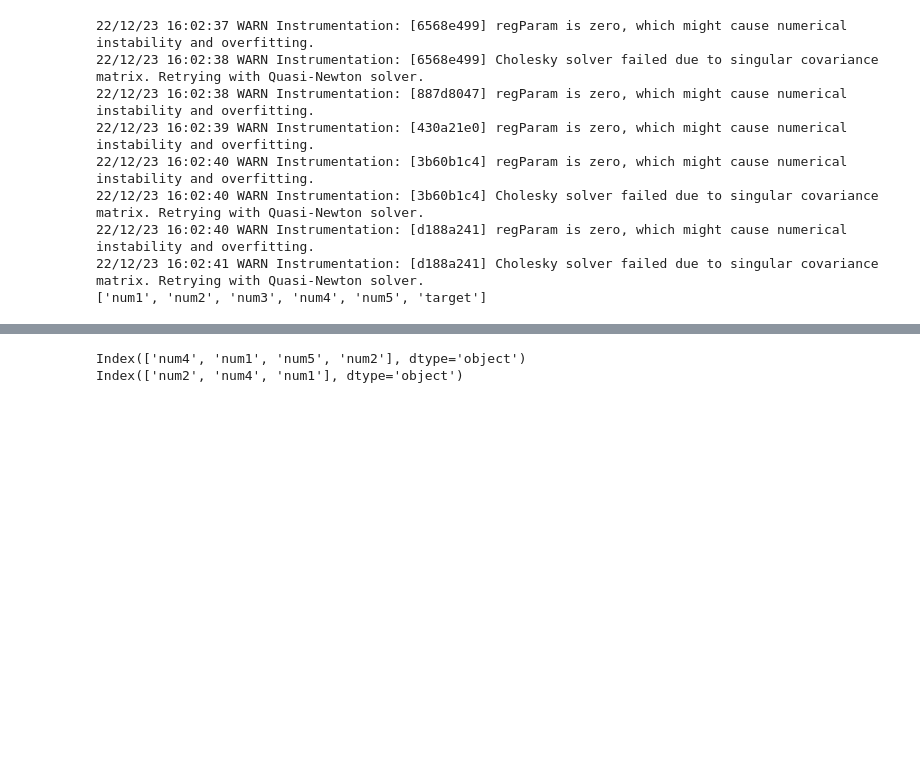
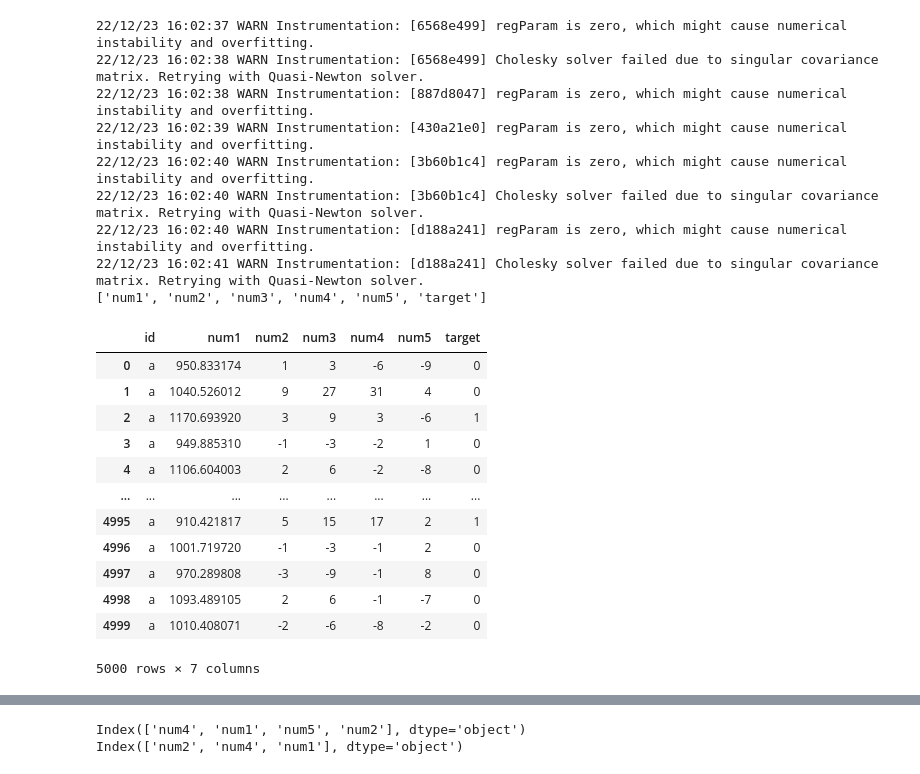
Before and after one commit to aadi350/Data-Science, a Jupyter notebook: machine-learning/vif-filter.ipynb, the cells around one changed output, grey strips where cells are left out. Drawn from its saved outputs; the diff is of its cells as text; code cells hidden in the pictures; blank space fills up the shorter version.

```diff
--- a/machine-learning/vif-filter.ipynb
+++ b/machine-learning/vif-filter.ipynb
@@ -22,6 +18,7 @@ import numpy as np
 
 N = 5000
 data = pd.DataFrame({
+    'id': ['a'] * N,
     'num1': np.random.normal(1000, 100, size=N),
     'num2': np.random.randint(low=-10, high=10, size=N),
     'num3': np.random.randint(low=-10, high=10, size=N),
@@ -31,6 +28,7 @@ data = pd.DataFrame({
 })
 
 data = data.assign(num3=data.num2 * 3)
+data = data.assign(num4=data.num3 + data.num5)
 
 dd = sc.createDataFrame(data)
 dd.show()
@@ -381,0 +386,16 @@ vf = VIFFilter(
+# %%
+data
+# %% [output]
+|  | id | num1 | num2 | num3 | num4 | num5 | target |
+| 0 | a | 950.833174 | 1 | 3 | -6 | -9 | 0 |
+| 1 | a | 1040.526012 | 9 | 27 | 31 | 4 | 0 |
+| 2 | a | 1170.693920 | 3 | 9 | 3 | -6 | 1 |
+| 3 | a | 949.885310 | -1 | -3 | -2 | 1 | 0 |
+| 4 | a | 1106.604003 | 2 | 6 | -2 | -8 | 0 |
+| ... | ... | ... | ... | ... | ... | ... | ... |
+| 4995 | a | 910.421817 | 5 | 15 | 17 | 2 | 1 |
+| 4996 | a | 1001.719720 | -1 | -3 | -1 | 2 | 0 |
+| 4997 | a | 970.289808 | -3 | -9 | -1 | 8 | 0 |
+| 4998 | a | 1093.489105 | 2 | 6 | -1 | -7 | 0 |
+| 4999 | a | 1010.408071 | -2 | -6 | -8 | -2 | 0 |
+5000 rows × 7 columns
```
Also changed, not shown: parts of 21 cells of this notebook, 55 other files.
